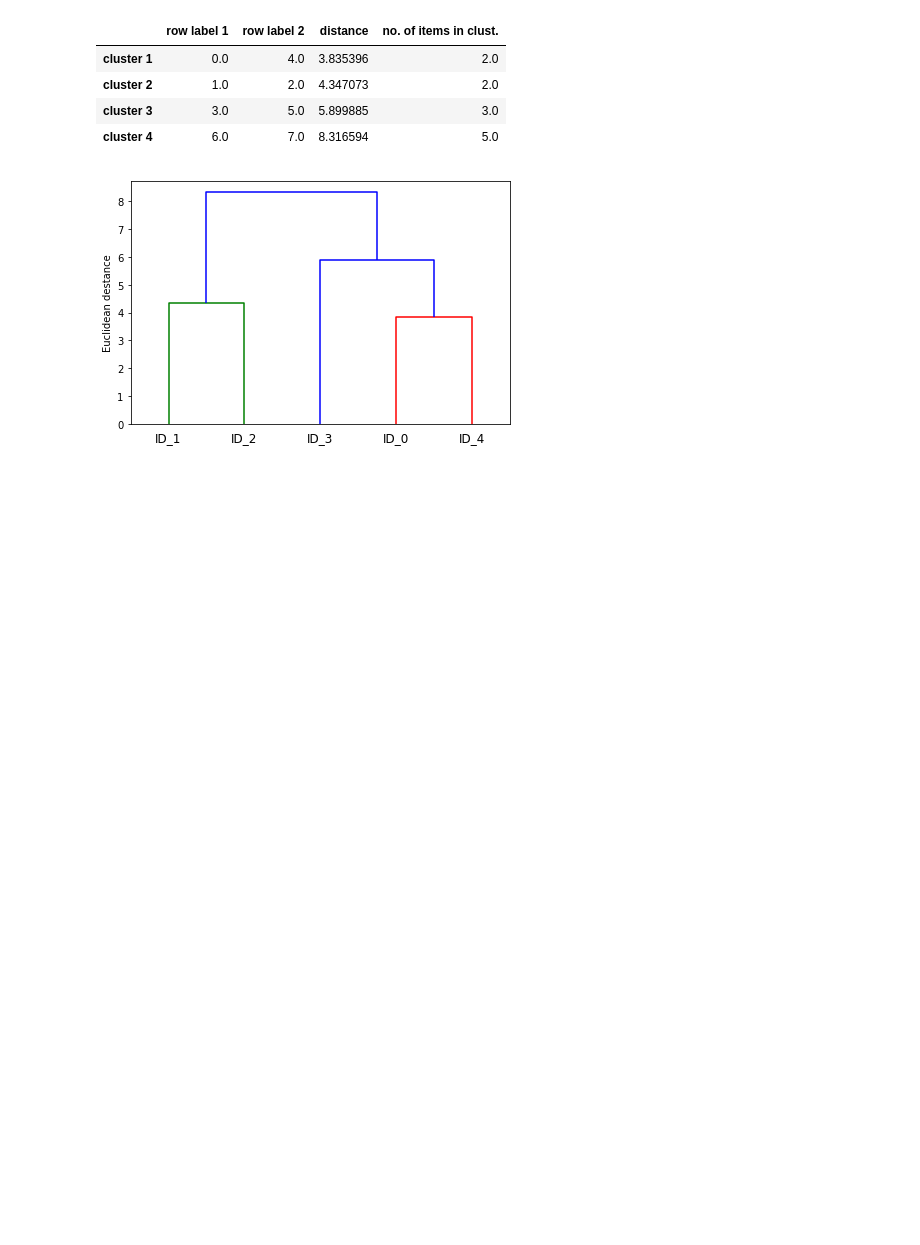
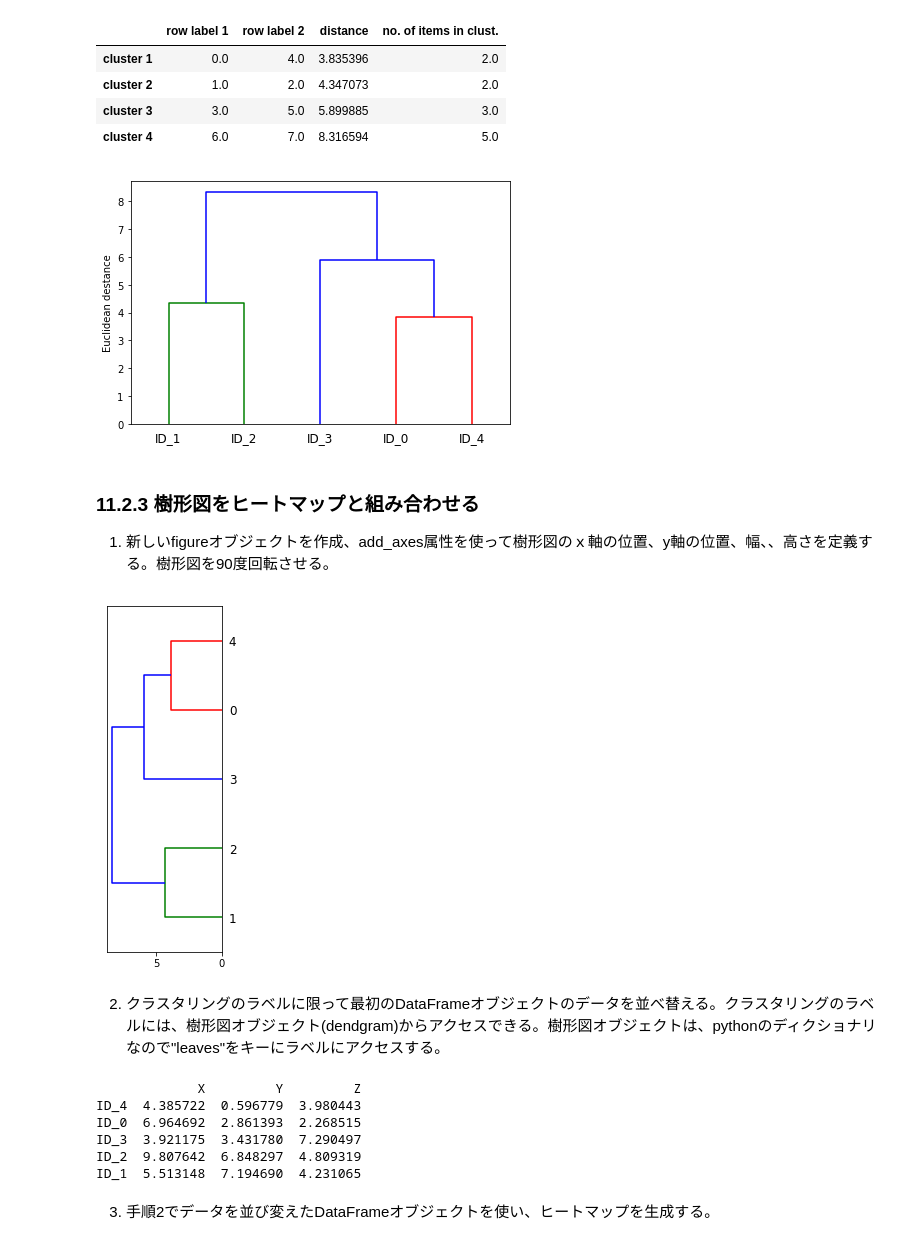
Before and after one commit to Akiyoshi999/Python-Machine-Learning-2nd-Edition, a Jupyter notebook: 11章_クラスタ分析--ラベルなしデータの分析/11章_クラスタ分析--ラベルなしデータの分析.ipynb, the cells around one changed output. Cells and saved outputs as stored; diff of their text form; code cells hidden in the pictures; blank space fills up the shorter version.

```diff
--- a/11章_クラスタ分析--ラベルなしデータの分析/11章_クラスタ分析--ラベルなしデータの分析.ipynb
+++ b/11章_クラスタ分析--ラベルなしデータの分析/11章_クラスタ分析--ラベルなしデータの分析.ipynb
@@ -421,3 +421,27 @@ plt.tight_layout()
 plt.show()
 # %% [output]
 [figure]
+# %% [markdown]
+### 11.2.3 樹形図をヒートマップと組み合わせる
+1. 新しいfigureオブジェクトを作成、add_axes属性を使って樹形図のｘ軸の位置、y軸の位置、幅、、高さを定義する。樹形図を90度回転させる。
+# %%
+fig = plt.figure(figsize=(8, 8),
+                 facecolor = 'white')
+axd = fig.add_axes([0.05, 0.1, 0.2, 0.6])
+row_denfr = dendrogram(row_clusters,orientation='left')
+# %% [output]
+[figure, added]
+# %% [markdown]
+2. クラスタリングのラベルに限って最初のDataFrameオブジェクトのデータを並べ替える。クラスタリングのラベルには、樹形図オブジェクト(dendgram)からアクセスできる。樹形図オブジェクトは、pythonのディクショナリなので"leaves"をキーにラベルにアクセスする。
+# %%
+df_rowclust = df.iloc[row_dendr['leaves'][::-1]]
+print(df_rowclust)
+# %% [output]
+             X         Y         Z
+ID_4  4.385722  0.596779  3.980443
+ID_0  6.964692  2.861393  2.268515
+ID_3  3.921175  3.431780  7.290497
+ID_2  9.807642  6.848297  4.809319
+ID_1  5.513148  7.194690  4.231065
+# %% [markdown]
+3. 手順2でデータを並び変えたDataFrameオブジェクトを使い、ヒートマップを生成する。
```
Also changed, not shown: parts of 9 cells of this notebook.
